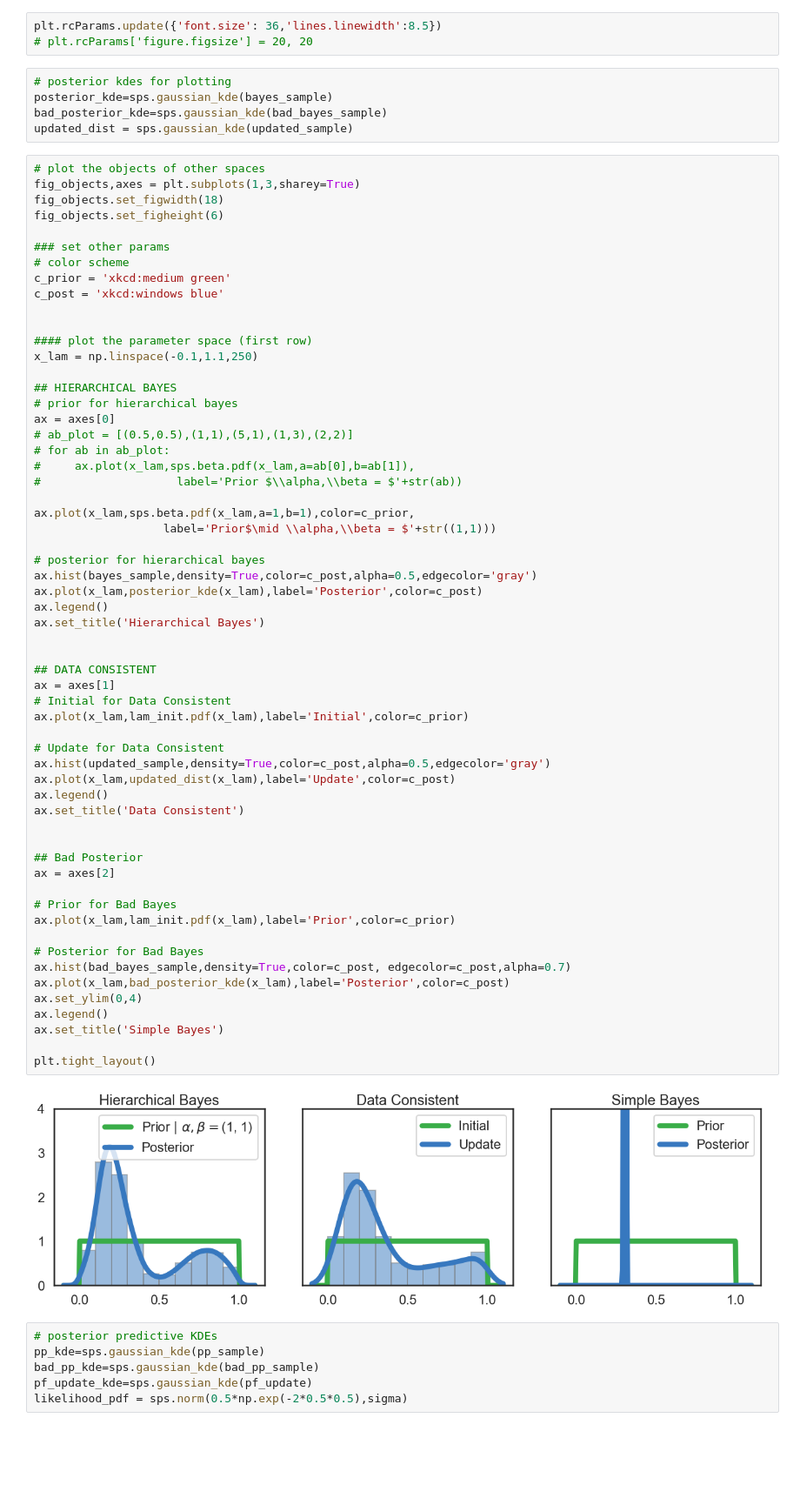
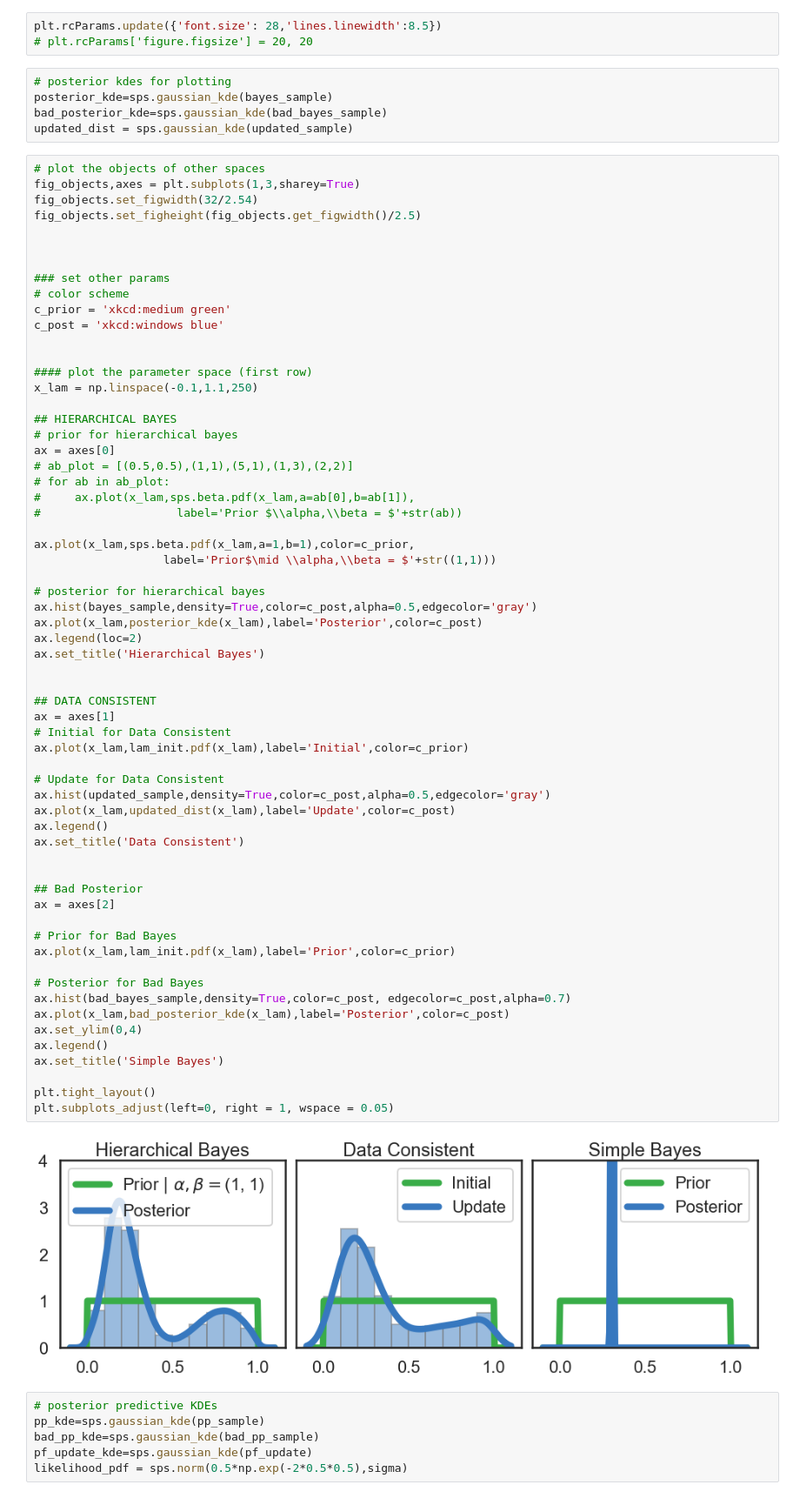
Before and after one commit to mathematicalmichael/jsm19, a Jupyter notebook: SIAM_CSE19_Poster-Distribution.ipynb, the cells around one changed output. Shown at 87% size. Drawn from its saved outputs; the diff is of its cells as text; blank space fills up the shorter version.

Commit message:
figure adjusting

```diff
--- a/SIAM_CSE19_Poster-Distribution.ipynb
+++ b/SIAM_CSE19_Poster-Distribution.ipynb
@@ -332,7 +332,7 @@ hyper_figure.ax_joint.set_ylabel('$\\beta$')
 Text(4.0, 0.5, '$\\beta$')
 [figure]
 # %%
-plt.rcParams.update({'font.size': 36,'lines.linewidth':8.5})
+plt.rcParams.update({'font.size': 28,'lines.linewidth':8.5})
 # plt.rcParams['figure.figsize'] = 20, 20
 # %%
 # posterior kdes for plotting
@@ -342,8 +342,10 @@ updated_dist = sps.gaussian_kde(updated_sample)
 # %%
 # plot the objects of other spaces
 fig_objects,axes = plt.subplots(1,3,sharey=True)
-fig_objects.set_figwidth(18)
-fig_objects.set_figheight(6)
+fig_objects.set_figwidth(32/2.54)
+fig_objects.set_figheight(fig_objects.get_figwidth()/2.5)
+
+
 
 ### set other params
 # color scheme
@@ -368,38 +370,39 @@ ax.plot(x_lam,sps.beta.pdf(x_lam,a=1,b=1),color=c_prior,
 # posterior for hierarchical bayes
 ax.hist(bayes_sample,density=True,color=c_post,alpha=0.5,edgecolor='gray')
 ax.plot(x_lam,posterior_kde(x_lam),label='Posterior',color=c_post)
-ax.legend()
+ax.legend(loc=2)
 ax.set_title('Hierarchical Bayes')
 
 
 ## DATA CONSISTENT
 ax = axes[1]
 # Initial for Data Consistent
 ax.plot(x_lam,lam_init.pdf(x_lam),label='Initial',color=c_prior)
 
 # Update for Data Consistent
 ax.hist(updated_sample,density=True,color=c_post,alpha=0.5,edgecolor='gray')
 ax.plot(x_lam,updated_dist(x_lam),label='Update',color=c_post)
 ax.legend()
 ax.set_title('Data Consistent')
 
 
 ## Bad Posterior
 ax = axes[2]
 
 # Prior for Bad Bayes
 ax.plot(x_lam,lam_init.pdf(x_lam),label='Prior',color=c_prior)
 
 # Posterior for Bad Bayes
 ax.hist(bad_bayes_sample,density=True,color=c_post, edgecolor=c_post,alpha=0.7)
 ax.plot(x_lam,bad_posterior_kde(x_lam),label='Posterior',color=c_post)
 ax.set_ylim(0,4)
 ax.legend()
 ax.set_title('Simple Bayes')
 
 plt.tight_layout()
+plt.subplots_adjust(left=0, right = 1, wspace = 0.05)
 # %% [output]
-[figure, old version]
+[figure, new version]
 # %%
 # posterior predictive KDEs
 pp_kde=sps.gaussian_kde(pp_sample)
```
Also changed, not shown: parts of 3 cells of this notebook, 4 other files.
